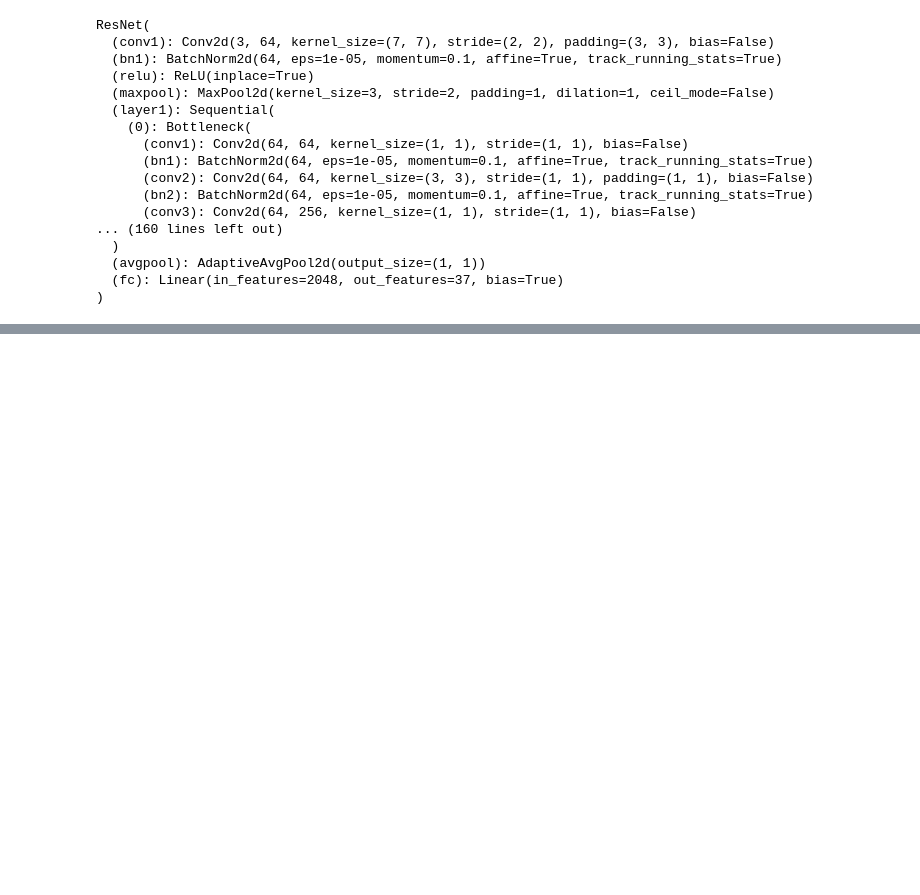
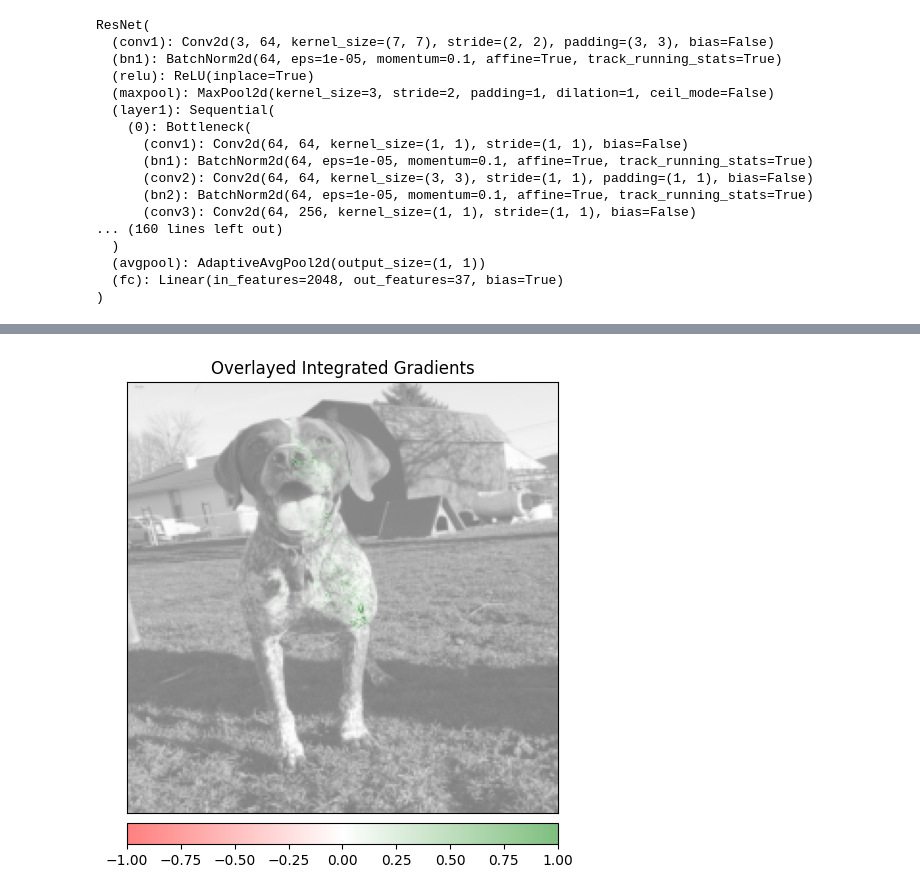
Before and after one commit to kal6868/study, a Jupyter notebook: XAI/IntegratedGradients/notebooks/IntegratedGradients_xai.ipynb, the cells around one changed output, grey strips where cells are left out. Saved outputs shown, nothing was run; the diff lists cells and outputs as text; code cells hidden in the pictures; blank space fills up the shorter version.

```diff
--- a/XAI/IntegratedGradients/notebooks/IntegratedGradients_xai.ipynb
+++ b/XAI/IntegratedGradients/notebooks/IntegratedGradients_xai.ipynb
@@ -131,0 +151,6 @@ with open(CURRUENT_PATH / 'OxfordIIITPet_test_x_IntegratedGradients.pkl', 'wb')
+# %%
+_ = visualization.visualize_image_attr(all_attr_transpose[n_3], original_image[n_3], method="blended_heat_map",sign="all",
+
+                          show_colorbar=True, title="Overlayed Integrated Gradients")
+# %% [output]
+[figure, added]
```
Also changed, not shown: parts of 12 cells of this notebook.
